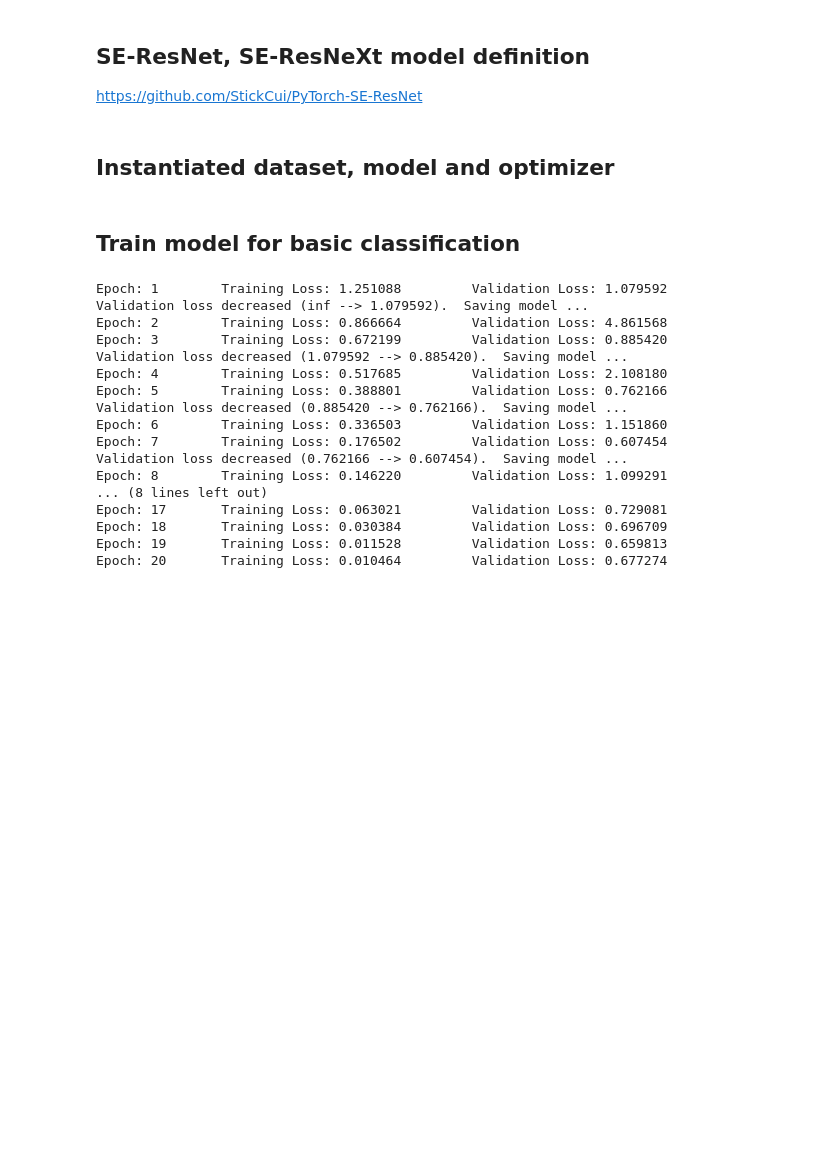
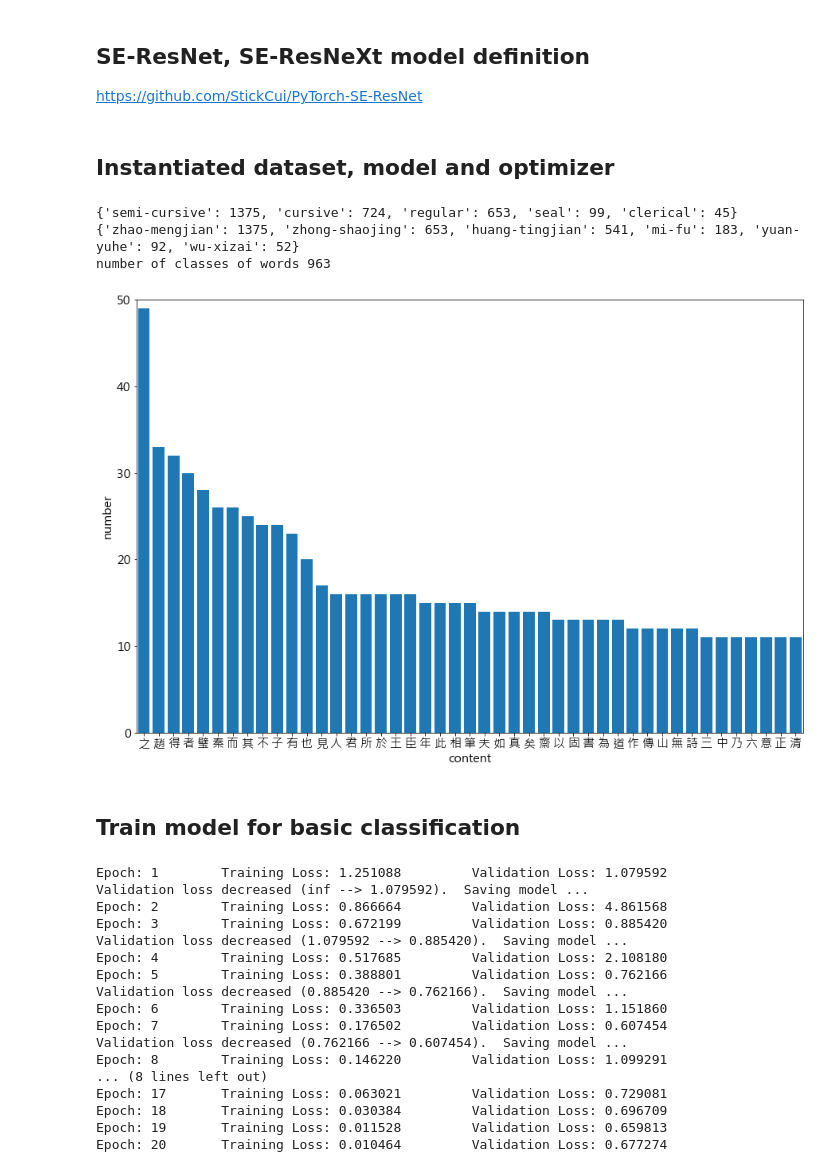
Before and after one commit to Bing-BAI/calligraphy-recognition-project, a Jupyter notebook: project_data_loader.ipynb, the cells around one changed output. Drawn from its saved outputs; the diff is of its cells as text; code cells hidden in the pictures; blank space fills up the shorter version.

Commit message:
dataset analyze

```diff
--- a/project_data_loader.ipynb
+++ b/project_data_loader.ipynb
@@ -27,13 +27,13 @@ else:
   print('CUDA is available!  Training on GPU ...')
 
 ### when using google colab + google drive
-from google.colab import drive
-drive.mount('/content/drive')
-%cd /content/drive/MyDrive/Colab Notebooks/Image and Video recognition
-root = "/content/drive/MyDrive/Colab Notebooks/Image and Video recognition/"
+# from google.colab import drive
+# drive.mount('/content/drive')
+# %cd /content/drive/MyDrive/Colab Notebooks/Image and Video recognition
+# root = "/content/drive/MyDrive/Colab Notebooks/Image and Video recognition/"
 ### when running locally
-# %cd C:\Users\user\OneDrive - m.titech.ac.jp\Work\TokyoTech\M1\Image and Video Recognition\project\dataset_exp
-# root = ""
+%cd C:\Users\user\OneDrive - m.titech.ac.jp\Work\TokyoTech\M1\Image and Video Recognition\project\dataset_exp
+root = ""
 
 class CustomDatasetFromCSV(Dataset):
     def __init__(self, csv_path, transform = None):
@@ -620,6 +619,44 @@ criterion = nn.CrossEntropyLoss()
 
 # specify optimizer
 optimizer = optim.SGD(model.parameters(), lr=0.01, momentum=0.9, weight_decay=0.0001)
+# %%
+# font
+unique, counts = np.unique(np.asarray(dataset.data['font']), return_counts=True)
+print(dict(sorted(dict(zip(unique, counts)).items(), key=lambda item: item[1], reverse = True)))
+# author
+unique, counts = np.unique(np.asarray(dataset.data['author']), return_counts=True)
+print(dict(sorted(dict(zip(unique, counts)).items(), key=lambda item: item[1], reverse = True)))
+# content
+unique, counts = np.unique(np.asarray(dataset.data['content']), return_counts=True)
+content_dict = dict(sorted(dict(zip(unique, counts)).items(), key=lambda item: item[1], reverse = True))
+print("number of classes of words", len(content_dict))
+
+import matplotlib.pyplot as plt
+from matplotlib.font_manager import FontProperties
+plt.rcParams['font.sans-serif'] = ['Microsoft JhengHei']
+plt.rcParams['axes.unicode_minus'] = False
+plt.rcParams["figure.figsize"] = (15,10)
+plt.rc('font', size=15)
+
+content_val = []
+content_count = []
+for i, c in enumerate(content_dict):
+    if list(content_dict.values())[i] > 10:
+        content_val.append(list(content_dict.keys())[i])
+        content_count.append(list(content_dict.values())[i])
+x = np.arange(len(content_val))
+plt.bar(x, content_count)
+plt.xticks(x, content_val)
+plt.xlabel('content')
+plt.ylabel('number')
+plt.xlim((-0.5, x[-1]+.5))
+plt.ylim((0, 50))
+plt.show()
+# %% [output]
+{'semi-cursive': 1375, 'cursive': 724, 'regular': 653, 'seal': 99, 'clerical': 45}
+{'zhao-mengjian': 1375, 'zhong-shaojing': 653, 'huang-tingjian': 541, 'mi-fu': 183, 'yuan-yuhe': 92, 'wu-xizai': 52}
+number of classes of words 963
+[figure, added]
 # %% [markdown]
 ## Train model for basic classification
 # %%
```
Also changed, not shown: parts of 1 cell of this notebook.
